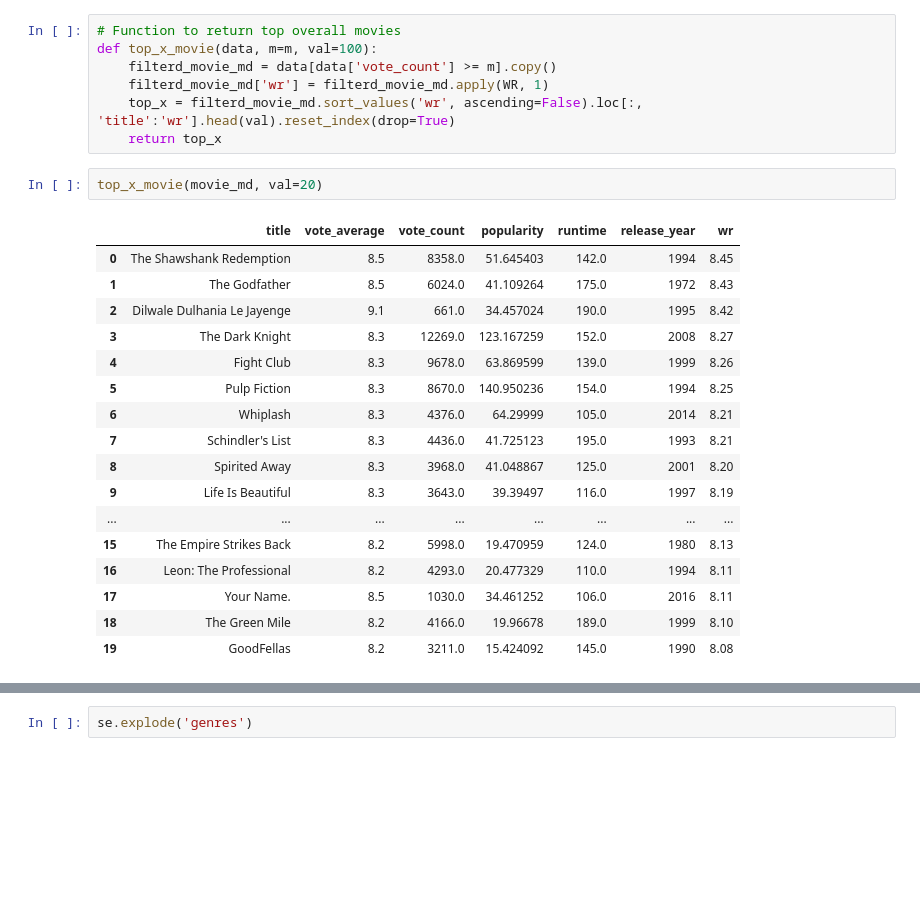
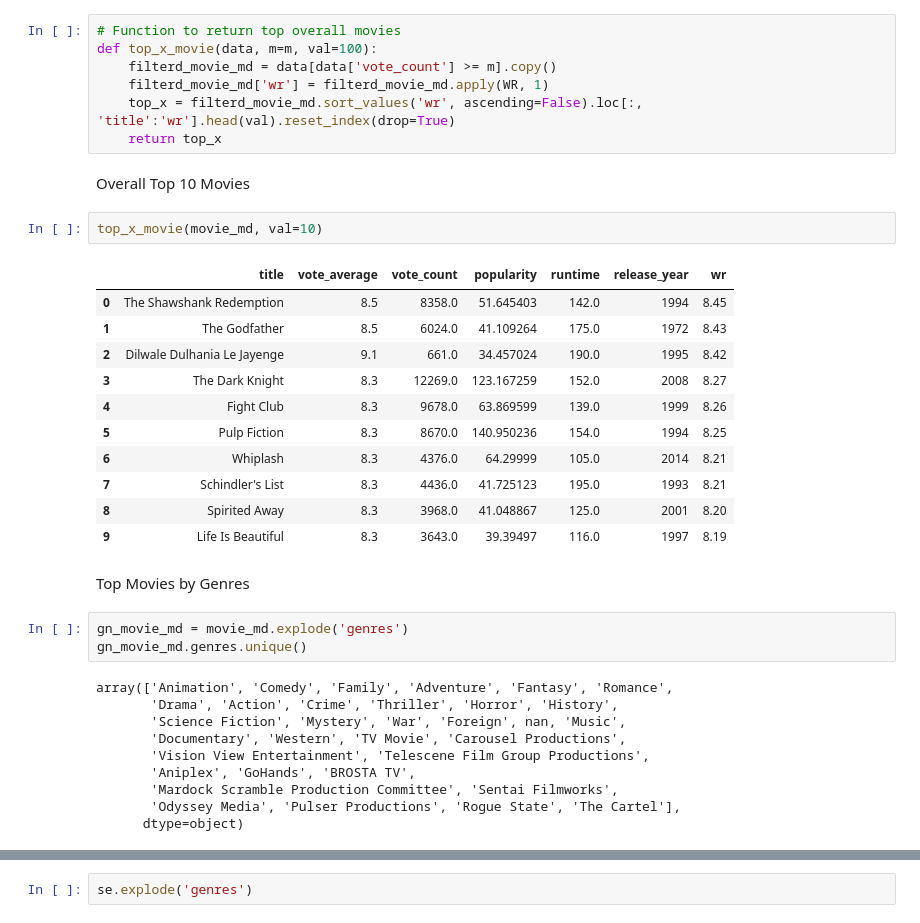
Before and after one commit to TelRich/Movie-Recommender, a Jupyter notebook: movie_recommeder.ipynb, the cells around one changed output, grey strips where cells are left out. Drawn from its saved outputs; the diff is of its cells as text; blank space fills up the shorter version.

```diff
--- a/movie_recommeder.ipynb
+++ b/movie_recommeder.ipynb
@@ -115,23 +115,34 @@ def top_x_movie(data, m=m, val=100):
     filterd_movie_md['wr'] = filterd_movie_md.apply(WR, 1)
     top_x = filterd_movie_md.sort_values('wr', ascending=False).loc[:, 'title':'wr'].head(val).reset_index(drop=True)
     return top_x
+# %% [markdown]
+Overall Top 10 Movies
 # %%
-top_x_movie(movie_md, val=20)
+top_x_movie(movie_md, val=10)
 # %% [output]
 |  | title | vote_average | vote_count | popularity | runtime | release_year | wr |
 | 0 | The Shawshank Redemption | 8.5 | 8358.0 | 51.645403 | 142.0 | 1994 | 8.45 |
 | 1 | The Godfather | 8.5 | 6024.0 | 41.109264 | 175.0 | 1972 | 8.43 |
 | 2 | Dilwale Dulhania Le Jayenge | 9.1 | 661.0 | 34.457024 | 190.0 | 1995 | 8.42 |
 | 3 | The Dark Knight | 8.3 | 12269.0 | 123.167259 | 152.0 | 2008 | 8.27 |
 | 4 | Fight Club | 8.3 | 9678.0 | 63.869599 | 139.0 | 1999 | 8.26 |
 | 5 | Pulp Fiction | 8.3 | 8670.0 | 140.950236 | 154.0 | 1994 | 8.25 |
 | 6 | Whiplash | 8.3 | 4376.0 | 64.29999 | 105.0 | 2014 | 8.21 |
 | 7 | Schindler's List | 8.3 | 4436.0 | 41.725123 | 195.0 | 1993 | 8.21 |
 | 8 | Spirited Away | 8.3 | 3968.0 | 41.048867 | 125.0 | 2001 | 8.20 |
 | 9 | Life Is Beautiful | 8.3 | 3643.0 | 39.39497 | 116.0 | 1997 | 8.19 |
-| ... | ... | ... | ... | ... | ... | ... | ... |
-| 15 | The Empire Strikes Back | 8.2 | 5998.0 | 19.470959 | 124.0 | 1980 | 8.13 |
-| 16 | Leon: The Professional | 8.2 | 4293.0 | 20.477329 | 110.0 | 1994 | 8.11 |
-| 17 | Your Name. | 8.5 | 1030.0 | 34.461252 | 106.0 | 2016 | 8.11 |
-| 18 | The Green Mile | 8.2 | 4166.0 | 19.96678 | 189.0 | 1999 | 8.10 |
-| 19 | GoodFellas | 8.2 | 3211.0 | 15.424092 | 145.0 | 1990 | 8.08 |
+# %% [markdown]
+Top Movies by Genres
+# %%
+gn_movie_md = movie_md.explode('genres')
+gn_movie_md.genres.unique()
+# %% [output]
+array(['Animation', 'Comedy', 'Family', 'Adventure', 'Fantasy', 'Romance',
+       'Drama', 'Action', 'Crime', 'Thriller', 'Horror', 'History',
+       'Science Fiction', 'Mystery', 'War', 'Foreign', nan, 'Music',
+       'Documentary', 'Western', 'TV Movie', 'Carousel Productions',
+       'Vision View Entertainment', 'Telescene Film Group Productions',
+       'Aniplex', 'GoHands', 'BROSTA TV',
+       'Mardock Scramble Production Committee', 'Sentai Filmworks',
+       'Odyssey Media', 'Pulser Productions', 'Rogue State', 'The Cartel'],
+      dtype=object)
```
Also changed, not shown: parts of 9 cells of this notebook.
